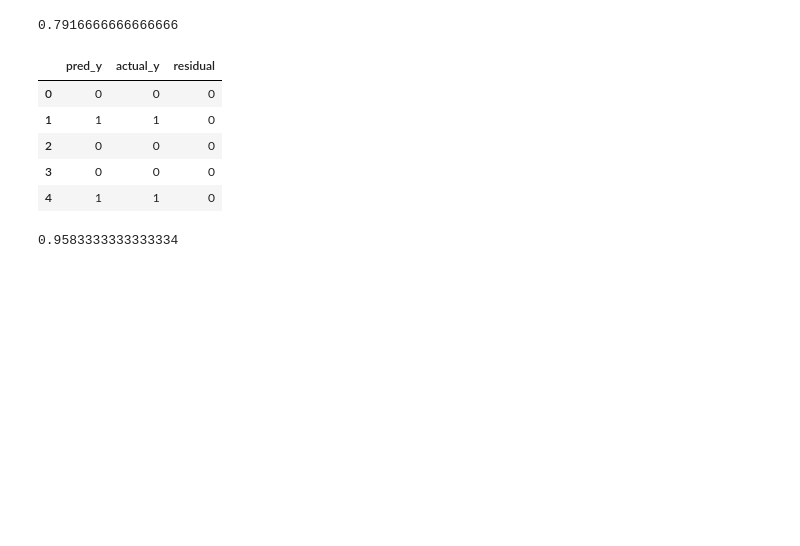
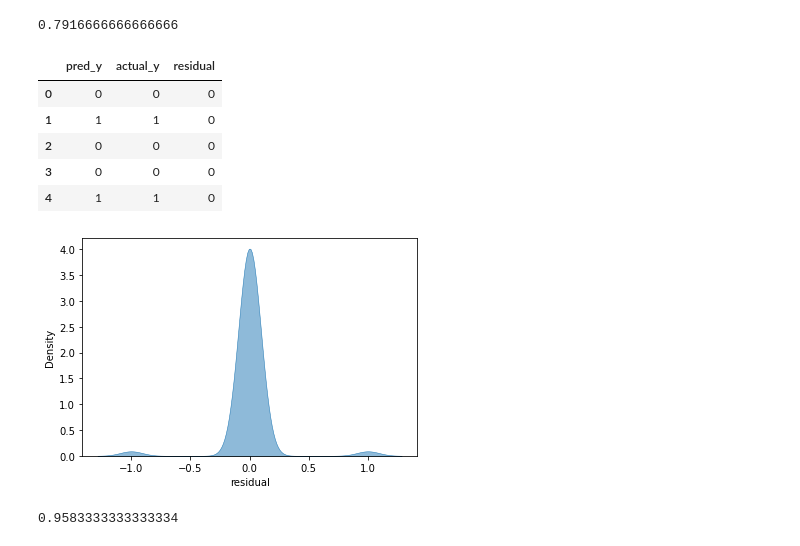
Before and after one commit to maxwnewcomer/minneMUDAC2021, a Jupyter notebook: analysis.ipynb, the cells around one changed output. Cells and saved outputs as stored; diff of their text form; code cells hidden in the pictures; blank space fills up the shorter version.

Commit message:
lil plot

```diff
--- a/analysis.ipynb
+++ b/analysis.ipynb
@@ -373,6 +373,15 @@ resids.head()
 | 2 | 0 | 0 | 0 |
 | 3 | 0 | 0 | 0 |
 | 4 | 1 | 1 | 0 |
+# %%
+sns.kdeplot(
+       data=resids, x='residual',
+       fill=True, common_norm=False, palette="viridis",
+       alpha=.5, linewidth=.5,
+)
+plt.show()
+# %% [output]
+[figure, added]
 # %%
 num_correct = resids.loc[abs(resids['residual']) < .5].count()[0]
 total = resids.count()[0]
```
